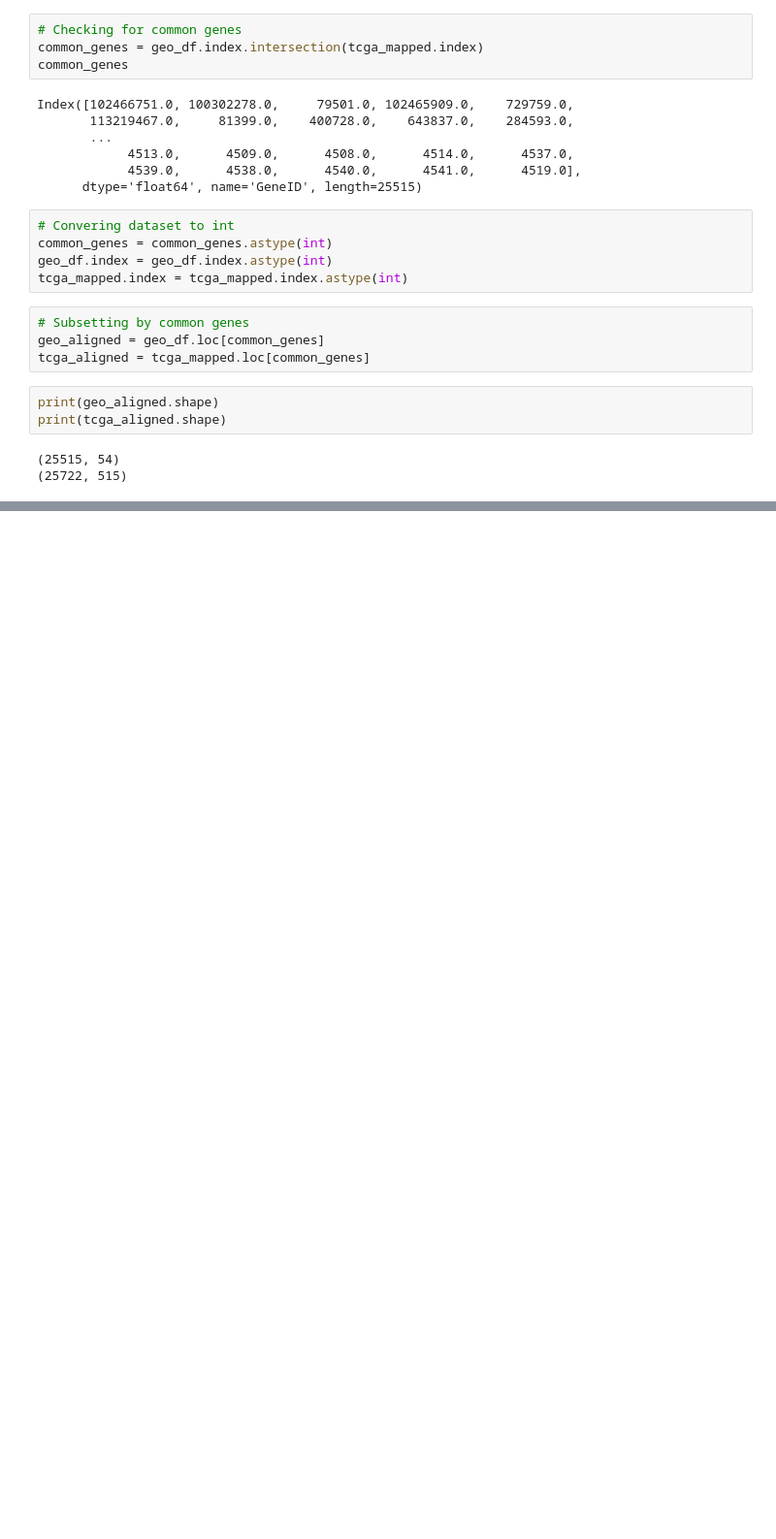
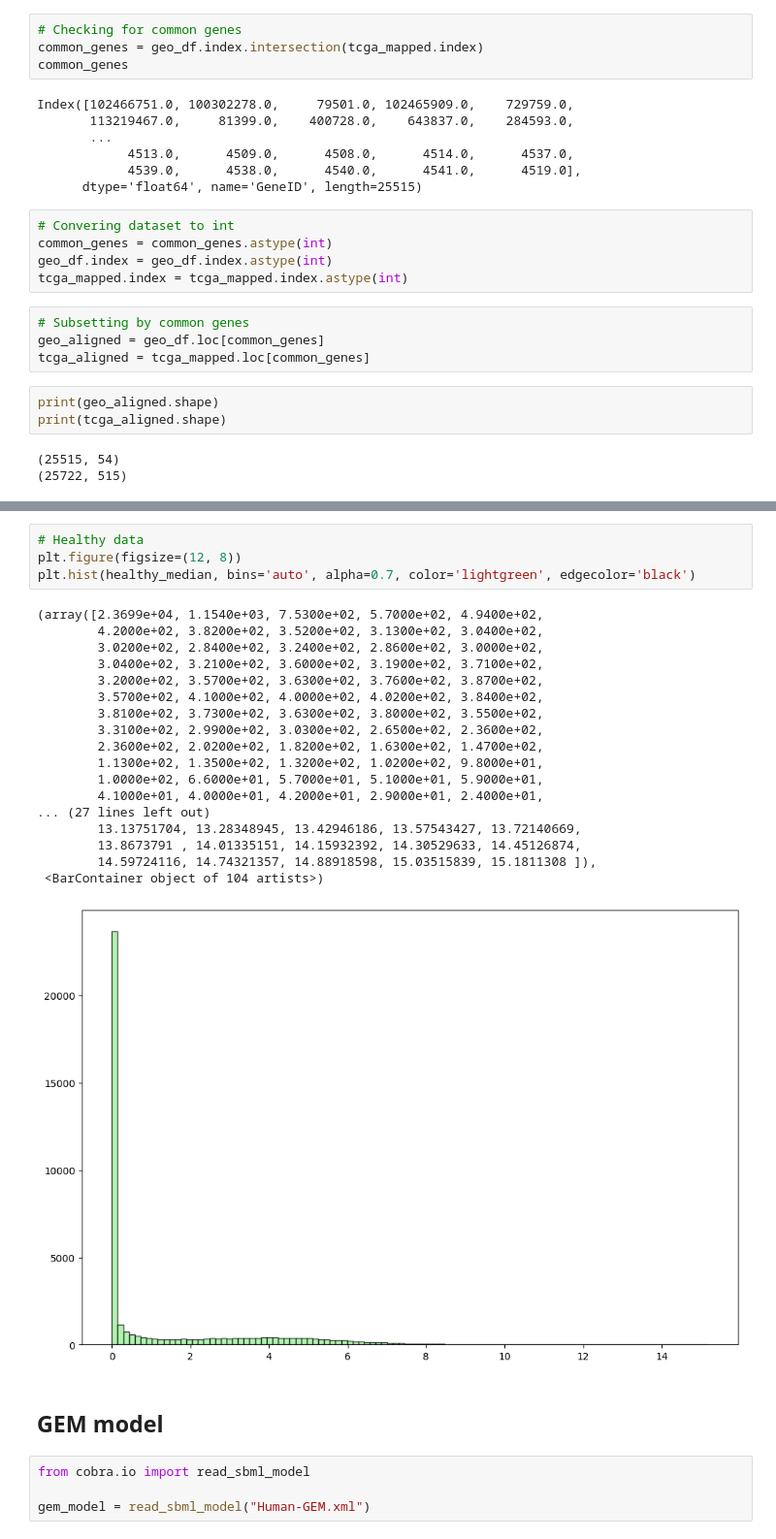
Before and after one commit to Alexreat/dissertation_project, a Jupyter notebook: DissertProject.ipynb, the cells around one changed output, grey strips where cells are left out. Shown: that part at 97% size. Saved outputs shown, nothing was run; the diff lists cells and outputs as text; blank space fills up the shorter version.

```diff
--- a/DissertProject.ipynb
+++ b/DissertProject.ipynb
@@ -239,0 +460,29 @@ print(tcga_aligned.shape)
+# %%
+# Healthy data
+plt.figure(figsize=(12, 8))
+plt.hist(healthy_median, bins='auto', alpha=0.7, color='lightgreen', edgecolor='black')
+# %% [output]
+(array([2.3699e+04, 1.1540e+03, 7.5300e+02, 5.7000e+02, 4.9400e+02,
+        4.2000e+02, 3.8200e+02, 3.5200e+02, 3.1300e+02, 3.0400e+02,
+        3.0200e+02, 2.8400e+02, 3.2400e+02, 2.8600e+02, 3.0000e+02,
+        3.0400e+02, 3.2100e+02, 3.6000e+02, 3.1900e+02, 3.7100e+02,
+        3.2000e+02, 3.5700e+02, 3.6300e+02, 3.7600e+02, 3.8700e+02,
+        3.5700e+02, 4.1000e+02, 4.0000e+02, 4.0200e+02, 3.8400e+02,
+        3.8100e+02, 3.7300e+02, 3.6300e+02, 3.8000e+02, 3.5500e+02,
+        3.3100e+02, 2.9900e+02, 3.0300e+02, 2.6500e+02, 2.3600e+02,
+        2.3600e+02, 2.0200e+02, 1.8200e+02, 1.6300e+02, 1.4700e+02,
+        1.1300e+02, 1.3500e+02, 1.3200e+02, 1.0200e+02, 9.8000e+01,
+        1.0000e+02, 6.6000e+01, 5.7000e+01, 5.1000e+01, 5.9000e+01,
+        4.1000e+01, 4.0000e+01, 4.2000e+01, 2.9000e+01, 2.4000e+01,
+... (27 lines left out)
+        13.13751704, 13.28348945, 13.42946186, 13.57543427, 13.72140669,
+        13.8673791 , 14.01335151, 14.15932392, 14.30529633, 14.45126874,
+        14.59724116, 14.74321357, 14.88918598, 15.03515839, 15.1811308 ]),
+ <BarContainer object of 104 artists>)
+[figure, added]
+# %% [markdown]
+## GEM model
+# %%
+from cobra.io import read_sbml_model
+
+gem_model = read_sbml_model("Human-GEM.xml")
```
Also changed, not shown: parts of 28 cells of this notebook, 3 other files.
